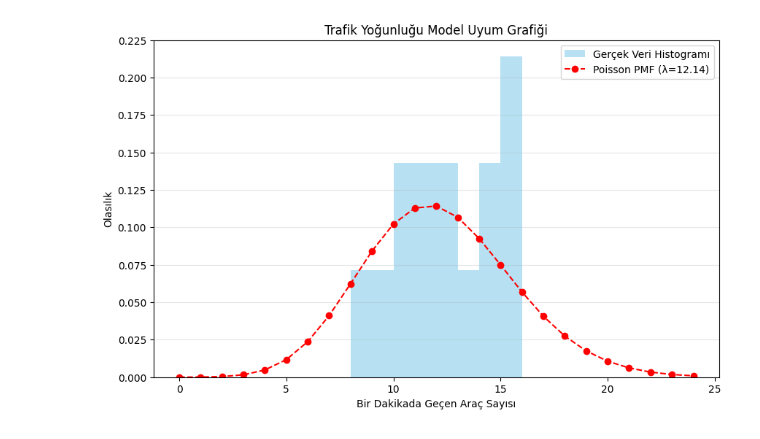
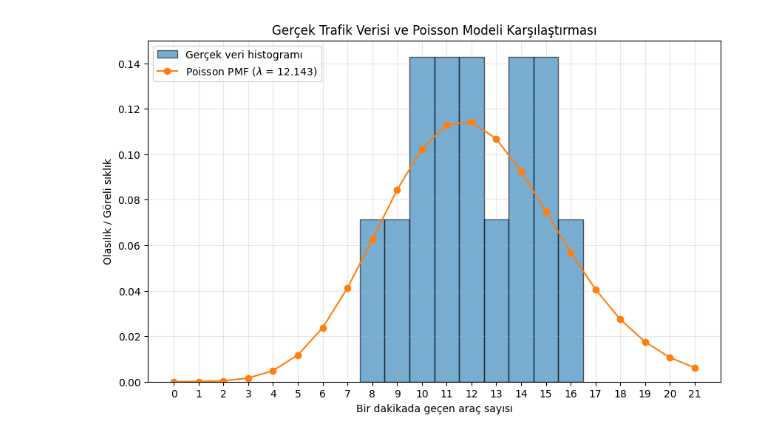
Before and after one commit to Povajaiming/makine-ogrenmesi, a Jupyter notebook: Odev2-MLE/src/mle_analiz.ipynb, the cells around one changed output. Saved outputs shown, nothing was run; the diff lists cells and outputs as text; code cells hidden in the pictures.

```diff
--- a/Odev2-MLE/src/mle_analiz.ipynb
+++ b/Odev2-MLE/src/mle_analiz.ipynb
@@ -58,21 +91,39 @@ Analitik Tahmin (Ortalama): 12.1429
 # %%
-# PMF için x ekseni aralığı
-x = np.arange(0, 25)
-pmf = poisson.pmf(x, mle_lambda)
+# Poisson PMF için x ekseni değerleri
+k_values = np.arange(0, max(traffic_data) + 6)
+
+# Tahmin edilen lambda ile PMF değerleri
+pmf_values = poisson.pmf(k_values, mu=lambda_mle)
+
+# Histogram için tam sayılı uygun aralıklar
+bins = np.arange(traffic_data.min() - 0.5, traffic_data.max() + 1.5, 1)
 
 plt.figure(figsize=(10, 6))
 
-# Gerçek veri histogramı [cite: 41]
-plt.hist(traffic_data, bins=8, density=True, alpha=0.6, color='skyblue', label='Gerçek Veri Histogramı')
+# Histogramı olasılık yoğunluğu şeklinde normalize ediyoruz
+plt.hist(
+    traffic_data,
+    bins=bins,
+    density=True,
+    alpha=0.6,
+    edgecolor='black',
+    label='Gerçek veri histogramı'
+)
 
-# Poisson PMF grafiği [cite: 40]
-plt.plot(x, pmf, 'ro--', label=f'Poisson PMF (λ={mle_lambda:.2f})')
+# Poisson PMF eğrisi
+plt.plot(
+    k_values,
+    pmf_values,
+    marker='o',
+    label=f'Poisson PMF ($\\lambda$ = {lambda_mle:.3f})'
+)
 
-plt.title('Trafik Yoğunluğu Model Uyum Grafiği')
-plt.xlabel('Bir Dakikada Geçen Araç Sayısı')
-plt.ylabel('Olasılık')
+plt.xlabel("Bir dakikada geçen araç sayısı")
+plt.ylabel("Olasılık / Göreli sıklık")
+plt.title("Gerçek Trafik Verisi ve Poisson Modeli Karşılaştırması")
 plt.legend()
-plt.grid(axis='y', alpha=0.3)
+plt.xticks(np.arange(0, max(traffic_data) + 6, 1))
+plt.grid(alpha=0.3)
 plt.show()
 # %% [output]
-[figure, old version]
+[figure, new version]
```
Also changed, not shown: parts of 14 cells of this notebook, 1 other file.
